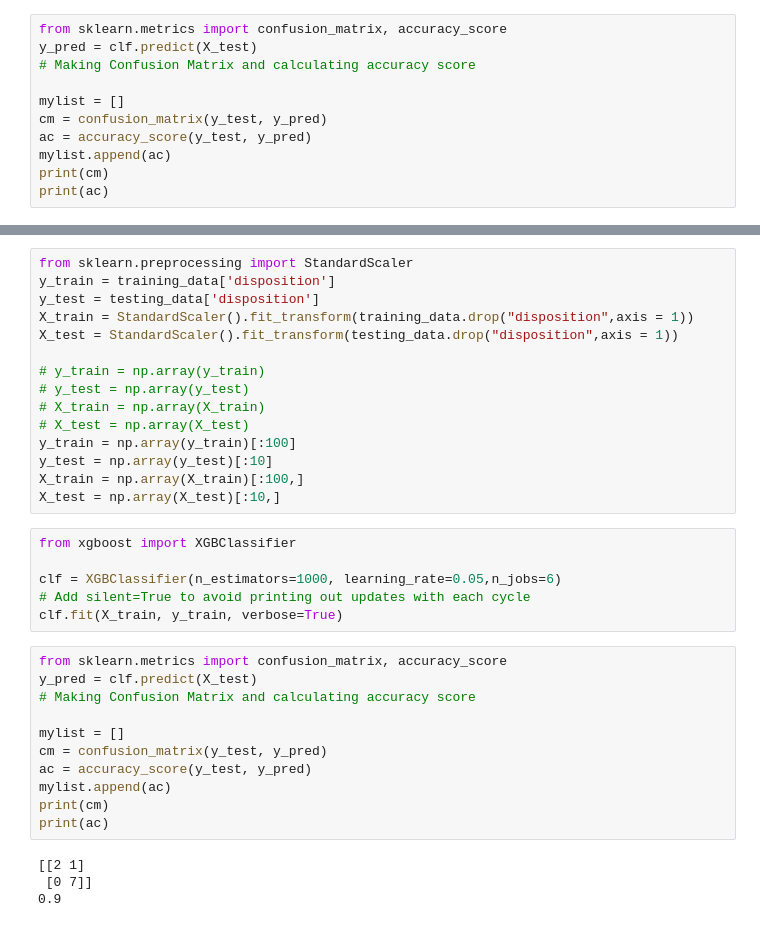
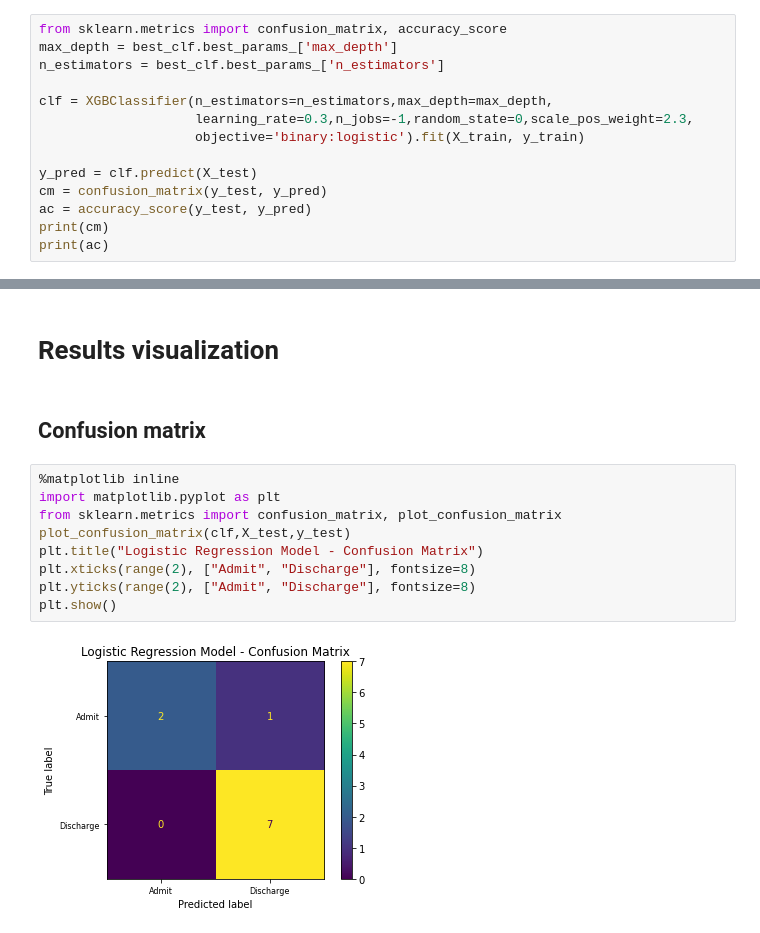
Before and after one commit to yuxuanwu17/02718-Emergency-department-ED-ML-Prediction, a Jupyter notebook: xgBoost_train.ipynb, the cells around one changed output, grey strips where cells are left out. Drawn from its saved outputs; the diff is of its cells as text.

Commit message:
finished the XGboost preliminary design and prepare to run the whole data tonight

```diff
--- a/xgBoost_train.ipynb
+++ b/xgBoost_train.ipynb
@@ -60,12 +70,15 @@ XGBClassifier(base_score=0.5, booster='gbtree', colsample_bylevel=1,
 # %%
 from sklearn.metrics import confusion_matrix, accuracy_score
+max_depth = best_clf.best_params_['max_depth']
+n_estimators = best_clf.best_params_['n_estimators']
+
+clf = XGBClassifier(n_estimators=n_estimators,max_depth=max_depth,
+                    learning_rate=0.3,n_jobs=-1,random_state=0,scale_pos_weight=2.3,
+                    objective='binary:logistic').fit(X_train, y_train)
+
 y_pred = clf.predict(X_test)
-# Making Confusion Matrix and calculating accuracy score
-
-mylist = []
 cm = confusion_matrix(y_test, y_pred)
 ac = accuracy_score(y_test, y_pred)
-mylist.append(ac)
 print(cm)
 print(ac)
 # %% [output]
@@ -137,36 +89,15 @@ print(f"No. of testing examples: {testing_data.shape[0]}")
-# %%
-from sklearn.preprocessing import StandardScaler
-y_train = training_data['disposition']
-y_test = testing_data['disposition']
-X_train = StandardScaler().fit_transform(training_data.drop("disposition",axis = 1))
-X_test = StandardScaler().fit_transform(testing_data.drop("disposition",axis = 1))
-
-# y_train = np.array(y_train)
-# y_test = np.array(y_test)
-# X_train = np.array(X_train)
-# X_test = np.array(X_test)
-y_train = np.array(y_train)[:100]
-y_test = np.array(y_test)[:10]
-X_train = np.array(X_train)[:100,]
-X_test = np.array(X_test)[:10,]
-# %%
-from xgboost import XGBClassifier
-
-clf = XGBClassifier(n_estimators=1000, learning_rate=0.05,n_jobs=6)
-# Add silent=True to avoid printing out updates with each cycle
-clf.fit(X_train, y_train, verbose=True)
-# %%
-from sklearn.metrics import confusion_matrix, accuracy_score
-y_pred = clf.predict(X_test)
-# Making Confusion Matrix and calculating accuracy score
-
-mylist = []
-cm = confusion_matrix(y_test, y_pred)
-ac = accuracy_score(y_test, y_pred)
-mylist.append(ac)
-print(cm)
-print(ac)
-# %% [output]
-[[2 1]
- [0 7]]
-0.9
+# %% [markdown]
+# Results visualization
+# %% [markdown]
+## Confusion matrix
+# %%
+%matplotlib inline
+import matplotlib.pyplot as plt
+from sklearn.metrics import confusion_matrix, plot_confusion_matrix
+plot_confusion_matrix(clf,X_test,y_test)
+plt.title("Logistic Regression Model - Confusion Matrix")
+plt.xticks(range(2), ["Admit", "Discharge"], fontsize=8)
+plt.yticks(range(2), ["Admit", "Discharge"], fontsize=8)
+plt.show()
+# %% [output]
+[figure, added]
```
Also changed, not shown: parts of 24 cells of this notebook, 1 other file.
